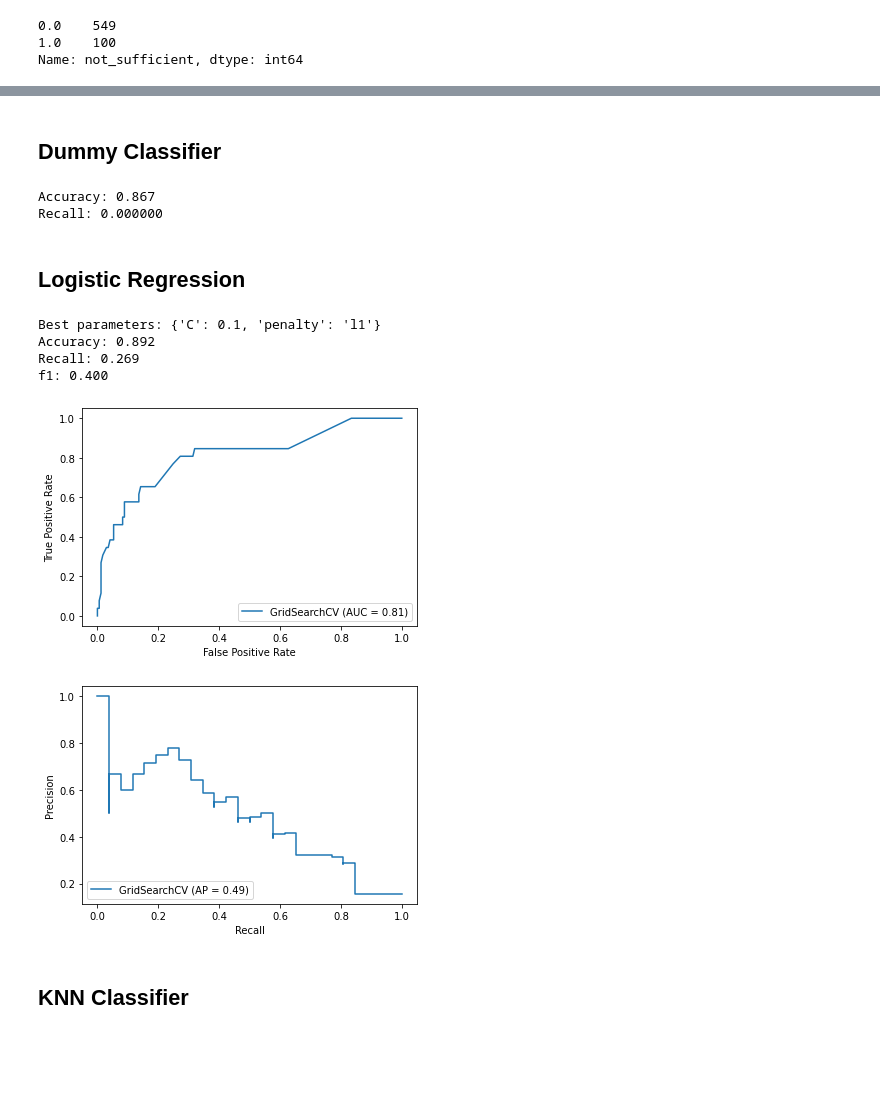
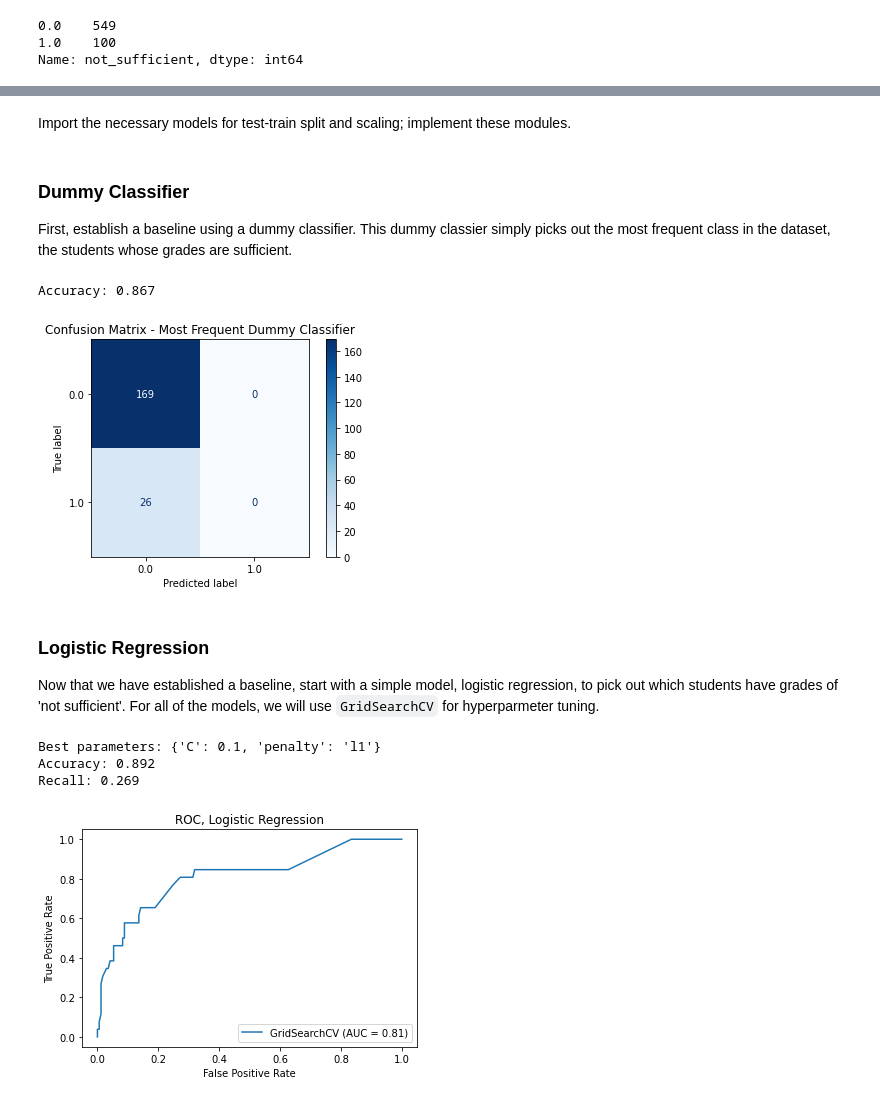
Before and after one commit to ipaulson/sb_curriculum, a Jupyter notebook: sb-capstone2/notebooks/modeling.ipynb, the cells around one changed output, grey strips where cells are left out. Cells and saved outputs as stored; diff of their text form; code cells hidden in the pictures; blank space fills up the shorter version.

```diff
--- a/sb-capstone2/notebooks/modeling.ipynb
+++ b/sb-capstone2/notebooks/modeling.ipynb
@@ -66,5 +82,7 @@ Name: not_sufficient, dtype: int64
 # %%
 y = df['not_sufficient']
 X = df.drop(['G1','G2','G3','not_sufficient'], axis=1)
+# %% [markdown]
+Import the necessary models for test-train split and scaling; implement these modules.
 # %%
 #Import ML models:
@@ -87,59 +100,67 @@ X_train, X_test, y_train, y_test = train_test_split(X, y, test_size=0.3, random_
 scaler_x = MinMaxScaler((-1,1))
 X_train = scaler_x.fit_transform(X_train)
 X_test = scaler_x.transform(X_test)
-# %% [markdown]
-## Dummy Classifier
+# %% [markdown]
+### Dummy Classifier
+
+First, establish a baseline using a dummy classifier. This dummy classier simply picks out the most frequent class in the dataset, the students whose grades are sufficient.
 # %%
 from sklearn.dummy import DummyClassifier
-from sklearn.metrics import accuracy_score
-from sklearn.metrics import plot_roc_curve
-from sklearn.metrics import recall_score
+from sklearn.metrics import accuracy_score, plot_confusion_matrix
 
-# define model
-mf_dummy = DummyClassifier(strategy='most_frequent')
-# fit model
-mf_dummy.fit(X_train, y_train)
-# make predictions
-yhat = mf_dummy.predict(X_test)
+# Define dummy classifier
+dummy = DummyClassifier(strategy='most_frequent')
+# Fit model
+dummy.fit(X_train, y_train)
+# Make predictions
+yhat_dummy = dummy.predict(X_test)
 # calculate accuracy
-accuracy = accuracy_score(y_test, yhat)
-print('Accuracy: %.3f' % accuracy)
-print('Recall: %f' % recall_score(y_test, yhat));
+accuracy_dummy = accuracy_score(y_test, yhat_dummy)
+print('Accuracy: %.3f' % accuracy_dummy)
+#3 Plot confusion matrix
+_= plot_confusion_matrix(dummy, X_test, y_test, cmap="Blues")
+_ = plt.title("Confusion Matrix - Most Frequent Dummy Classifier")
 # %% [output]
 Accuracy: 0.867
-Recall: 0.000000
+[figure, added]
-# %% [markdown]
-## Logistic Regression
+# %% [markdown]
+### Logistic Regression
+
+Now that we have established a baseline, start with a simple model, logistic regression, to pick out which students have grades of 'not sufficient'. For all of the models, we will use `GridSearchCV` for hyperparmeter tuning.
 # %%
-from sklearn.metrics import plot_precision_recall_curve, f1_score
+from sklearn.model_selection import GridSearchCV
+from sklearn.linear_model import LogisticRegression
+from sklearn.metrics import (plot_precision_recall_curve, plot_roc_curve,
+                             f1_score, plot_roc_curve, recall_score,
+                             plot_confusion_matrix)
 
+# Set up parameters to be searched over
 lr_params = {
     'C': (0.001,0.01,0.1,1,10,100),
     'penalty': ('l1', 'l2'),
 }
 
+# Fit the model and predict
 gslr = GridSearchCV(LogisticRegression(random_state=42, solver='liblinear'), lr_params)
 gslr.fit(X_train, y_train)
 
 y_pred = gslr.predict(X_test)
 
 # Score the grid search model with the testing data
 lr_acc = gslr.score(X_test, y_test)
 lr_recall = recall_score(y_test, y_pred)
-lr_f1 = f1_score(y_test, y_pred)
 
+
+# Print best parameters, accuracy, and recall
 print('Best parameters: %r' % gslr.best_params_ )
 print('Accuracy: %.3f' % lr_acc)
 print('Recall: %.3f' % lr_recall)
-print('f1: %.3f' % lr_f1)
-plot_roc_curve(gslr,X_test,y_test)
-plot_precision_recall_curve(gslr, X_test, y_test);
+
+# Plot
+_ = plot_roc_curve(gslr,X_test,y_test)
+_ = plt.title("ROC, Logistic Regression");
 # %% [output]
 Best parameters: {'C': 0.1, 'penalty': 'l1'}
 Accuracy: 0.892
 Recall: 0.269
-f1: 0.400
-[figure, old version]
+[figure, new version]
-[figure, removed]
-# %% [markdown]
-## KNN Classifier
```
Also changed, not shown: parts of 24 cells of this notebook.
